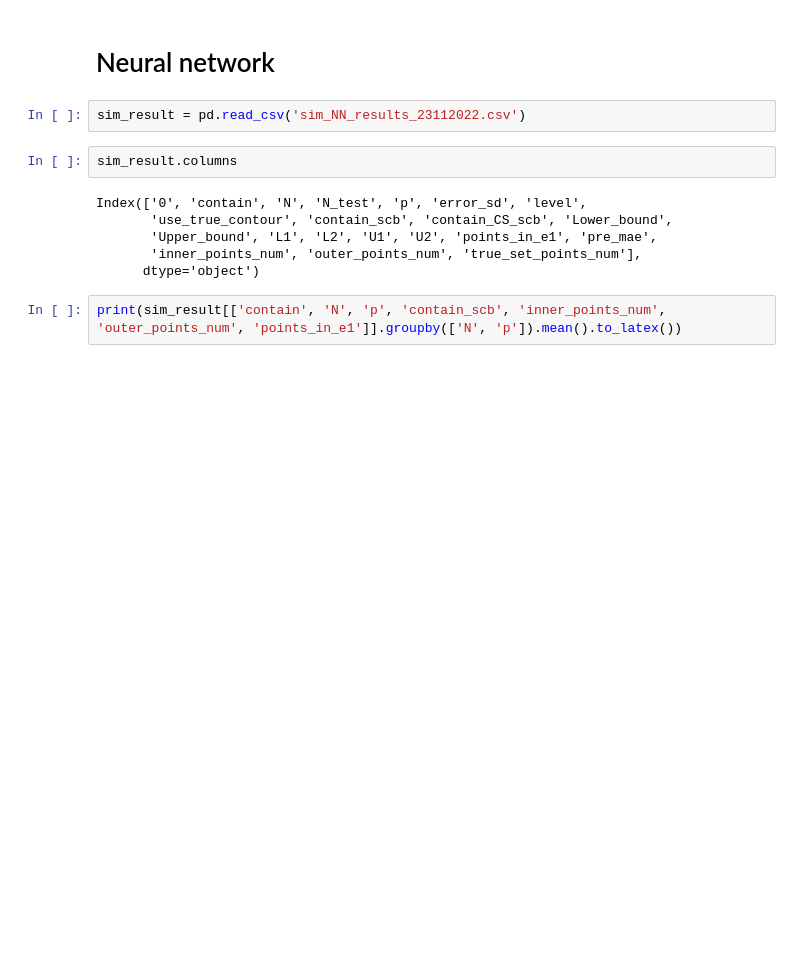
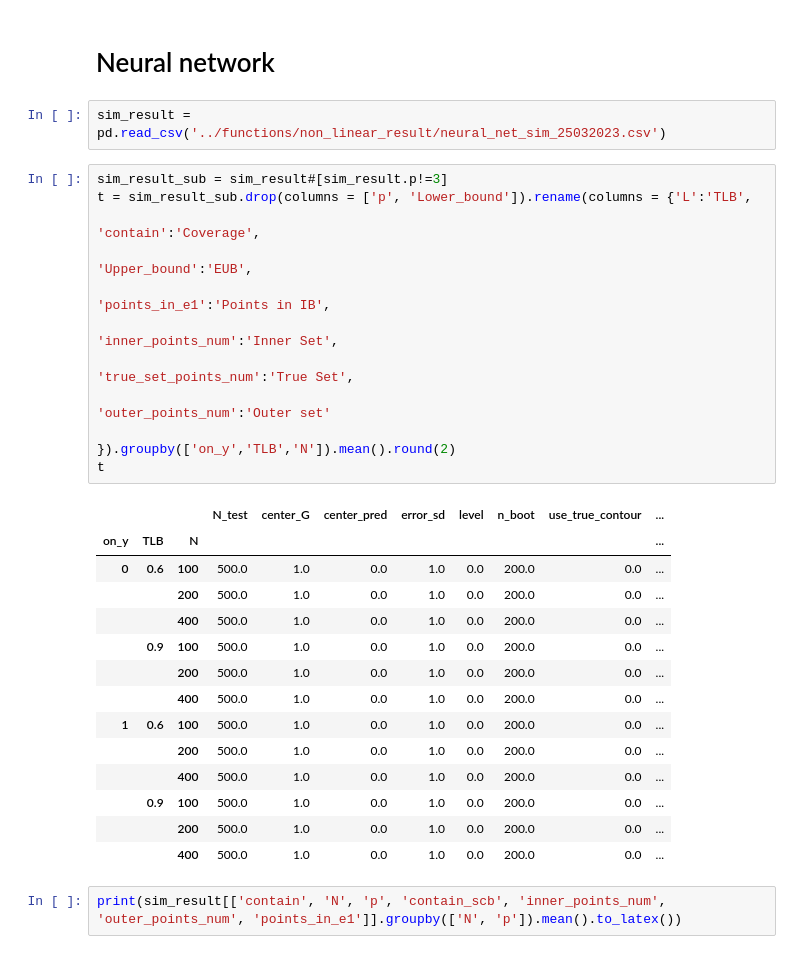
Before and after one commit to junting-ren/model_uncertainty_using_feature_confidence_set, a Jupyter notebook: notebooks/clean_sim.ipynb, the cells around one changed output. Cells and saved outputs as stored; diff of their text form; blank space fills up the shorter version.

```diff
--- a/notebooks/clean_sim.ipynb
+++ b/notebooks/clean_sim.ipynb
@@ -160,15 +148,33 @@ TLB & N &           &       &               &            &            &
 # %% [markdown]
 # Neural network
 # %%
-sim_result = pd.read_csv('sim_NN_results_23112022.csv')
+sim_result = pd.read_csv('../functions/non_linear_result/neural_net_sim_25032023.csv')
 # %%
-sim_result.columns
+sim_result_sub = sim_result#[sim_result.p!=3]
+t = sim_result_sub.drop(columns = ['p', 'Lower_bound']).rename(columns = {'L':'TLB',
+                                                                  'contain':'Coverage',
+                                                                  'Upper_bound':'EUB',
+                                                                  'points_in_e1':'Points in IB',
+                                                                  'inner_points_num':'Inner Set',
+                                                                  'true_set_points_num':'True Set',
+                                                                  'outer_points_num':'Outer set'
+                                                  }).groupby(['on_y','TLB','N']).mean().round(2)
+t
 # %% [output]
-Index(['0', 'contain', 'N', 'N_test', 'p', 'error_sd', 'level',
-       'use_true_contour', 'contain_scb', 'contain_CS_scb', 'Lower_bound',
-       'Upper_bound', 'L1', 'L2', 'U1', 'U2', 'points_in_e1', 'pre_mae',
-       'inner_points_num', 'outer_points_num', 'true_set_points_num'],
-      dtype='object')
+|  |  |  | N_test | center_G | center_pred | error_sd | level | n_boot | use_true_contour | ... |
+| on_y | TLB | N |  |  |  |  |  |  |  | ... |
+| 0 | 0.6 | 100 | 500.0 | 1.0 | 0.0 | 1.0 | 0.0 | 200.0 | 0.0 | ... |
+|  |  | 200 | 500.0 | 1.0 | 0.0 | 1.0 | 0.0 | 200.0 | 0.0 | ... |
+|  |  | 400 | 500.0 | 1.0 | 0.0 | 1.0 | 0.0 | 200.0 | 0.0 | ... |
+|  | 0.9 | 100 | 500.0 | 1.0 | 0.0 | 1.0 | 0.0 | 200.0 | 0.0 | ... |
+|  |  | 200 | 500.0 | 1.0 | 0.0 | 1.0 | 0.0 | 200.0 | 0.0 | ... |
+|  |  | 400 | 500.0 | 1.0 | 0.0 | 1.0 | 0.0 | 200.0 | 0.0 | ... |
+| 1 | 0.6 | 100 | 500.0 | 1.0 | 0.0 | 1.0 | 0.0 | 200.0 | 0.0 | ... |
+|  |  | 200 | 500.0 | 1.0 | 0.0 | 1.0 | 0.0 | 200.0 | 0.0 | ... |
+|  |  | 400 | 500.0 | 1.0 | 0.0 | 1.0 | 0.0 | 200.0 | 0.0 | ... |
+|  | 0.9 | 100 | 500.0 | 1.0 | 0.0 | 1.0 | 0.0 | 200.0 | 0.0 | ... |
+|  |  | 200 | 500.0 | 1.0 | 0.0 | 1.0 | 0.0 | 200.0 | 0.0 | ... |
+|  |  | 400 | 500.0 | 1.0 | 0.0 | 1.0 | 0.0 | 200.0 | 0.0 | ... |
 # %%
 print(sim_result[['contain', 'N', 'p', 'contain_scb', 'inner_points_num', 'outer_points_num', 'points_in_e1']].groupby(['N', 'p']).mean().to_latex())
 # %% [output]
```
Also changed, not shown: parts of 7 cells of this notebook.
